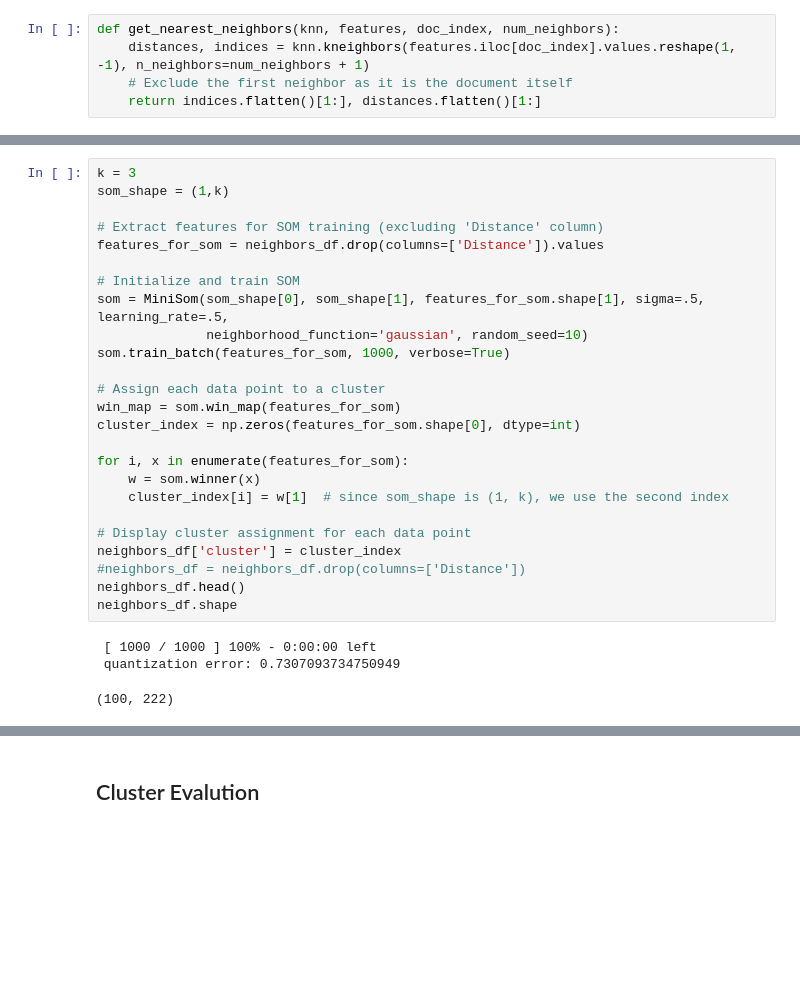
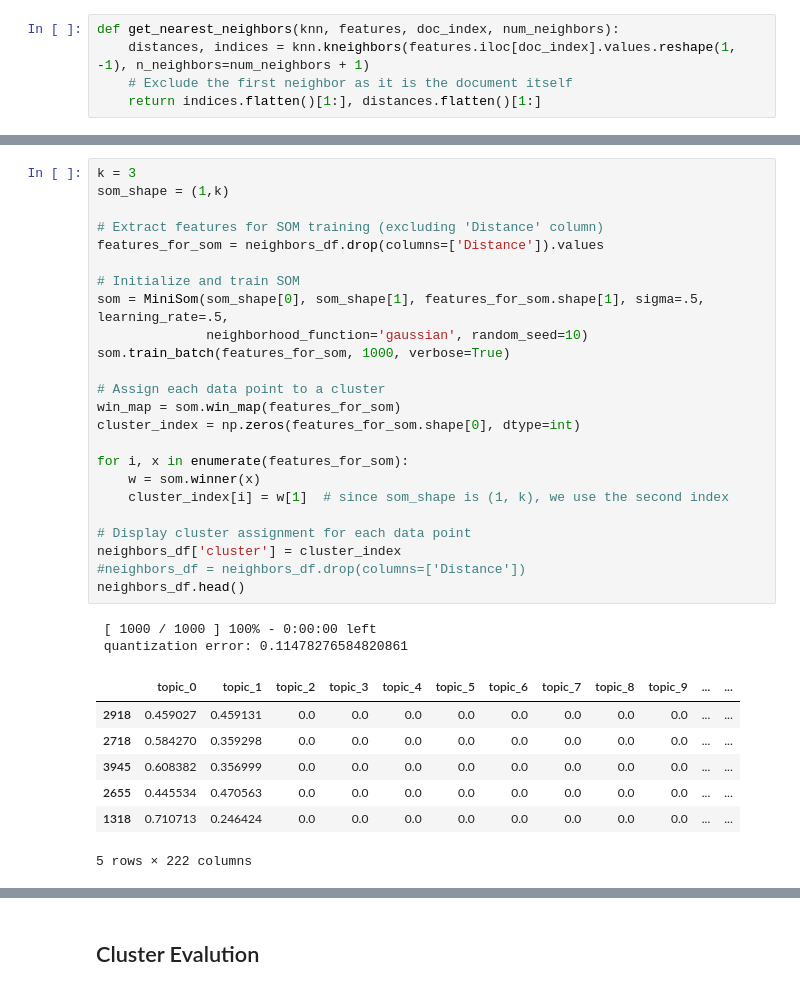
Before and after one commit to Siddhi1699/Deep-Text-Clustering, a Jupyter notebook: KNN.ipynb, the cells around one changed output, grey strips where cells are left out. Drawn from its saved outputs; the diff is of its cells as text; blank space fills up the shorter version.

```diff
--- a/KNN.ipynb
+++ b/KNN.ipynb
@@ -70,29 +69,34 @@ neighbors_df.shape
 # %%
 k = 3
 som_shape = (1,k)
 
 # Extract features for SOM training (excluding 'Distance' column)
 features_for_som = neighbors_df.drop(columns=['Distance']).values
 
 # Initialize and train SOM
 som = MiniSom(som_shape[0], som_shape[1], features_for_som.shape[1], sigma=.5, learning_rate=.5,
               neighborhood_function='gaussian', random_seed=10)
 som.train_batch(features_for_som, 1000, verbose=True)
 
 # Assign each data point to a cluster
 win_map = som.win_map(features_for_som)
 cluster_index = np.zeros(features_for_som.shape[0], dtype=int)
 
 for i, x in enumerate(features_for_som):
     w = som.winner(x)
     cluster_index[i] = w[1]  # since som_shape is (1, k), we use the second index
 
 # Display cluster assignment for each data point
 neighbors_df['cluster'] = cluster_index
 #neighbors_df = neighbors_df.drop(columns=['Distance'])
 neighbors_df.head()
-neighbors_df.shape
 # %% [output]
  [ 1000 / 1000 ] 100% - 0:00:00 left
- quantization error: 0.7307093734750949
+ quantization error: 0.11478276584820861
+|  | topic_0 | topic_1 | topic_2 | topic_3 | topic_4 | topic_5 | topic_6 | topic_7 | topic_8 | topic_9 | ... | ... |
+| 2918 | 0.459027 | 0.459131 | 0.0 | 0.0 | 0.0 | 0.0 | 0.0 | 0.0 | 0.0 | 0.0 | ... | ... |
+| 2718 | 0.584270 | 0.359298 | 0.0 | 0.0 | 0.0 | 0.0 | 0.0 | 0.0 | 0.0 | 0.0 | ... | ... |
+| 3945 | 0.608382 | 0.356999 | 0.0 | 0.0 | 0.0 | 0.0 | 0.0 | 0.0 | 0.0 | 0.0 | ... | ... |
+| 2655 | 0.445534 | 0.470563 | 0.0 | 0.0 | 0.0 | 0.0 | 0.0 | 0.0 | 0.0 | 0.0 | ... | ... |
+| 1318 | 0.710713 | 0.246424 | 0.0 | 0.0 | 0.0 | 0.0 | 0.0 | 0.0 | 0.0 | 0.0 | ... | ... |
-(100, 222)
+5 rows × 222 columns
```
Also changed, not shown: parts of 19 cells of this notebook, 4 other files.
